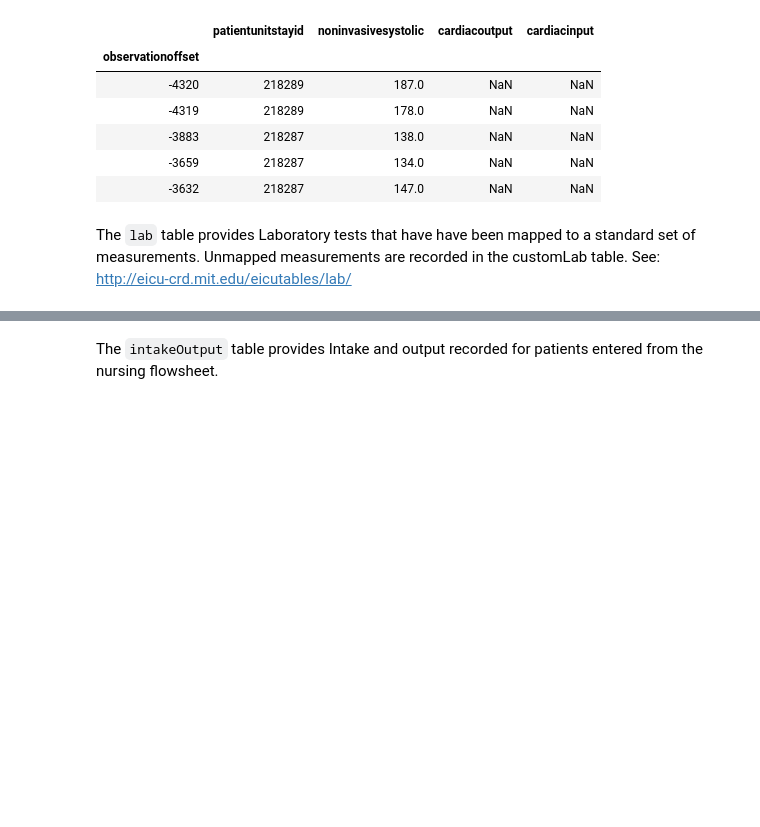
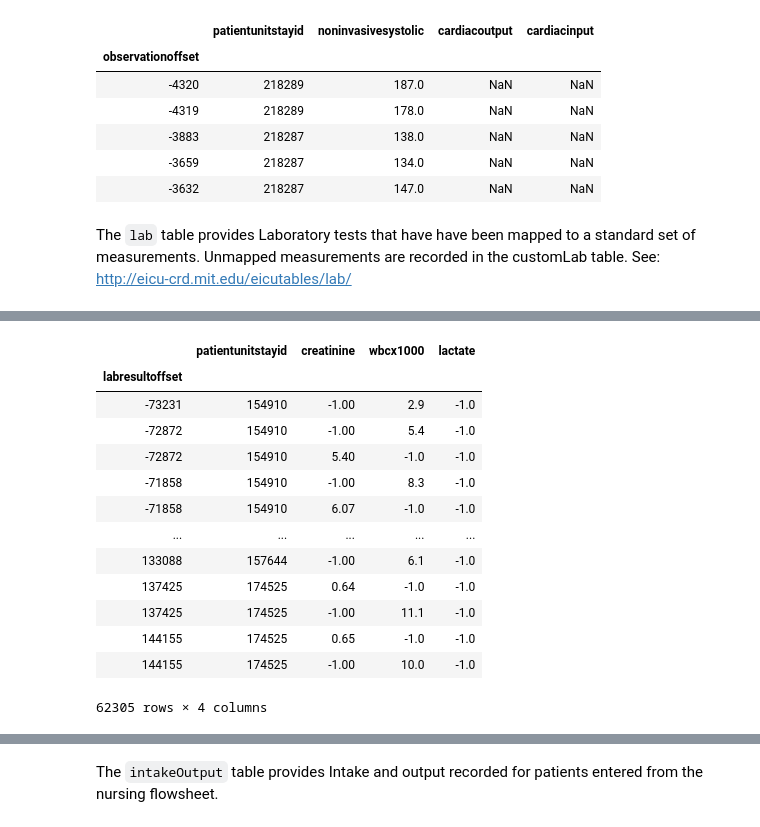
Before and after one commit to StallionsProject/SepsisPrediction, a Jupyter notebook: Jupyter Notebooks/patient-timeseries.ipynb, the cells around one changed output, grey strips where cells are left out. Drawn from its saved outputs; the diff is of its cells as text; code cells hidden in the pictures; blank space fills up the shorter version.

Commit message:
sorted lab dataframe

```diff
--- a/Jupyter Notebooks/patient-timeseries.ipynb
+++ b/Jupyter Notebooks/patient-timeseries.ipynb
@@ -74,3 +78,8 @@ lab.head()
 | -73231 | 154910 | 3 | WBC x 1000 | 2.9 | K/mcL | K/mcL |
 # %%
 # Pull out dataframe for labresults 'WBC x 1000', 'lactate', 'creatinine'
+# Pull out dataframe for labresults 'WBC x 1000', 'lactate', 'creatinine'
+lab_name = ['WBC x 1000', 'lactate', 'creatinine']
+
+lab = lab[lab.labname.isin(lab_name)]
+lab.head()
@@ -77,3 +94,26 @@ lab.head()
+# %%
+lab['creatinine'] = lab.apply(lambda x: x['labresult'] if x['labname'] == 'creatinine' else -1, axis=1)
+lab['wbcx1000'] = lab.apply(lambda x: x['labresult'] if x['labname'] == 'WBC x 1000' else -1, axis=1)
+lab['lactate'] = lab.apply(lambda x: x['labresult'] if x['labname'] == 'lactate' else -1, axis=1)
+
+lab = lab.drop(['labtypeid', 'labmeasurenamesystem', 'labmeasurenameinterface', 'labname', 'labresult'], axis = 1)
+
+lab
+# %% [output]
+|  | patientunitstayid | creatinine | wbcx1000 | lactate |
+| labresultoffset |  |  |  |  |
+| -73231 | 154910 | -1.00 | 2.9 | -1.0 |
+| -72872 | 154910 | -1.00 | 5.4 | -1.0 |
+| -72872 | 154910 | 5.40 | -1.0 | -1.0 |
+| -71858 | 154910 | -1.00 | 8.3 | -1.0 |
+| -71858 | 154910 | 6.07 | -1.0 | -1.0 |
+| ... | ... | ... | ... | ... |
+| 133088 | 157644 | -1.00 | 6.1 | -1.0 |
+| 137425 | 174525 | 0.64 | -1.0 | -1.0 |
+| 137425 | 174525 | -1.00 | 11.1 | -1.0 |
+| 144155 | 174525 | 0.65 | -1.0 | -1.0 |
+| 144155 | 174525 | -1.00 | 10.0 | -1.0 |
+62305 rows × 4 columns
 # %%
 # converts all occurances of urinary creatinine in labname col to creatinine
 # alternativy check labtypeid creatinine = 1,  urinary creatinine = 4
```
Also changed, not shown: parts of 2 cells of this notebook.
